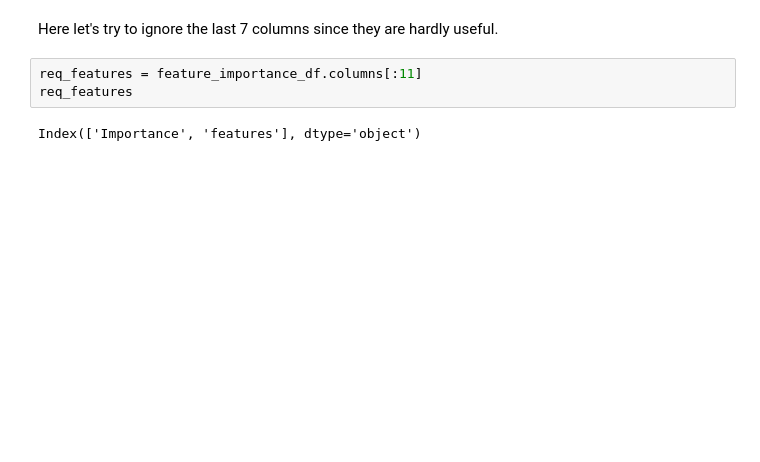
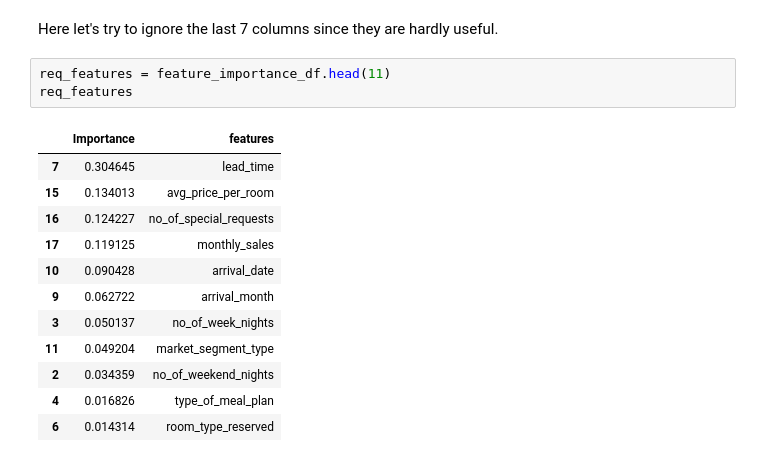
Before and after one commit to rizz045/Hotel-Booking-Cancellation-Analysis-Prediction, a Jupyter notebook: Hotel_Reservation_Status_Prediction_Using_Classification_Techniques.ipynb, the cells around one changed output. Cells and saved outputs as stored; diff of their text form; blank space fills up the shorter version.

```diff
--- a/Hotel_Reservation_Status_Prediction_Using_Classification_Techniques.ipynb
+++ b/Hotel_Reservation_Status_Prediction_Using_Classification_Techniques.ipynb
@@ -472,7 +472,18 @@ plt.show()
 # %% [markdown]
 Here let's try to ignore the last 7 columns since they are hardly useful.
 # %%
-req_features = feature_importance_df.columns[:11]
+req_features = feature_importance_df.head(11)
 req_features
 # %% [output]
-Index(['Importance', 'features'], dtype='object')
+|  | Importance | features |
+| 7 | 0.304645 | lead_time |
+| 15 | 0.134013 | avg_price_per_room |
+| 16 | 0.124227 | no_of_special_requests |
+| 17 | 0.119125 | monthly_sales |
+| 10 | 0.090428 | arrival_date |
+| 9 | 0.062722 | arrival_month |
+| 3 | 0.050137 | no_of_week_nights |
+| 11 | 0.049204 | market_segment_type |
+| 2 | 0.034359 | no_of_weekend_nights |
+| 4 | 0.016826 | type_of_meal_plan |
+| 6 | 0.014314 | room_type_reserved |
```
Also changed, not shown: parts of 2 cells of this notebook.
